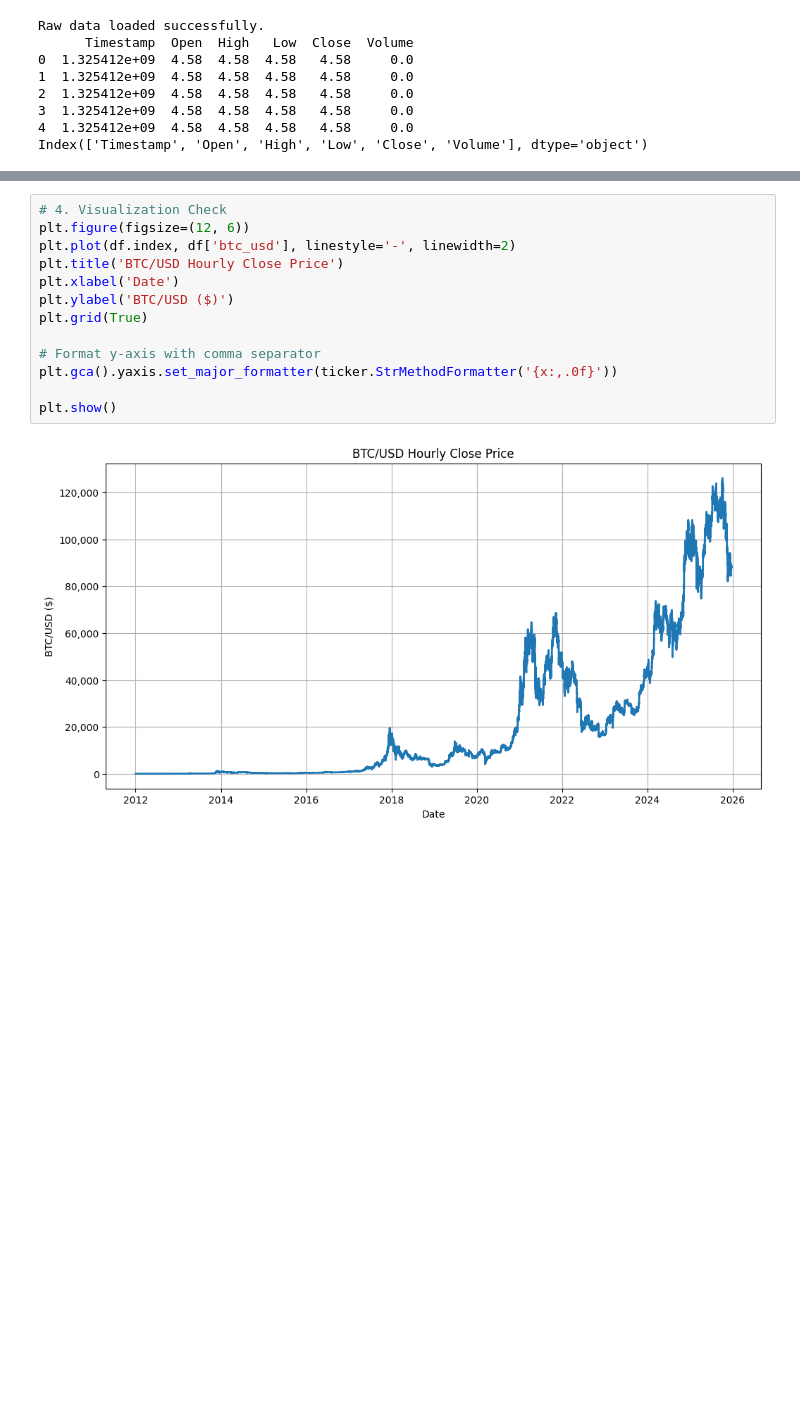
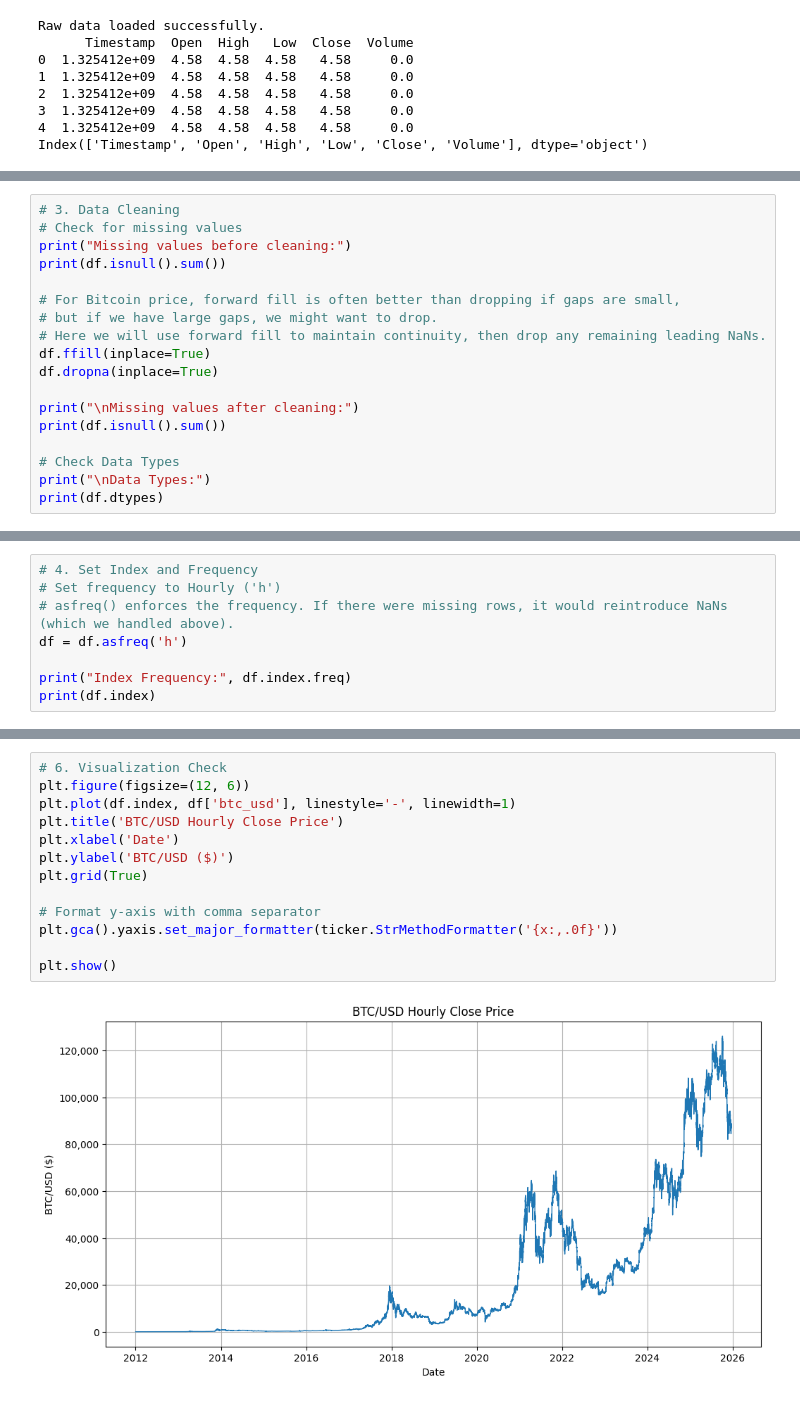
Before and after one commit to ContiHan/Statistika, a Jupyter notebook: preprocessing/05_preprocessing_kaggle_btcusd_hourly.ipynb, the cells around one changed output, grey strips where cells are left out. Drawn from its saved outputs; the diff is of its cells as text; blank space fills up the shorter version.

```diff
--- a/preprocessing/05_preprocessing_kaggle_btcusd_hourly.ipynb
+++ b/preprocessing/05_preprocessing_kaggle_btcusd_hourly.ipynb
@@ -98,0 +100,18 @@ datetime
+# %%
+# 3. Data Cleaning
+# Check for missing values
+print("Missing values before cleaning:")
+print(df.isnull().sum())
+
+# For Bitcoin price, forward fill is often better than dropping if gaps are small,
+# but if we have large gaps, we might want to drop.
+# Here we will use forward fill to maintain continuity, then drop any remaining leading NaNs.
+df.ffill(inplace=True)
+df.dropna(inplace=True)
+
+print("\nMissing values after cleaning:")
+print(df.isnull().sum())
+
+# Check Data Types
+print("\nData Types:")
+print(df.dtypes)
@@ -98,0 +130,8 @@ datetime
+# %%
+# 4. Set Index and Frequency
+# Set frequency to Hourly ('h')
+# asfreq() enforces the frequency. If there were missing rows, it would reintroduce NaNs (which we handled above).
+df = df.asfreq('h')
+
+print("Index Frequency:", df.index.freq)
+print(df.index)
@@ -103,17 +156,17 @@ print(f"Processed data saved to: {output_file}")
 # %% [output]
 Processed data saved to: ../datasets/kaggle_btcusd_hourly.csv
 # %%
-# 4. Visualization Check
+# 6. Visualization Check
 plt.figure(figsize=(12, 6))
-plt.plot(df.index, df['btc_usd'], linestyle='-', linewidth=2)
+plt.plot(df.index, df['btc_usd'], linestyle='-', linewidth=1)
 plt.title('BTC/USD Hourly Close Price')
 plt.xlabel('Date')
 plt.ylabel('BTC/USD ($)')
 plt.grid(True)
 
 # Format y-axis with comma separator
 plt.gca().yaxis.set_major_formatter(ticker.StrMethodFormatter('{x:,.0f}'))
 
 plt.show()
 # %% [output]
-[figure, old version]
+[figure, new version]
```
Also changed, not shown: parts of 7 cells of this notebook, 10 other files.
